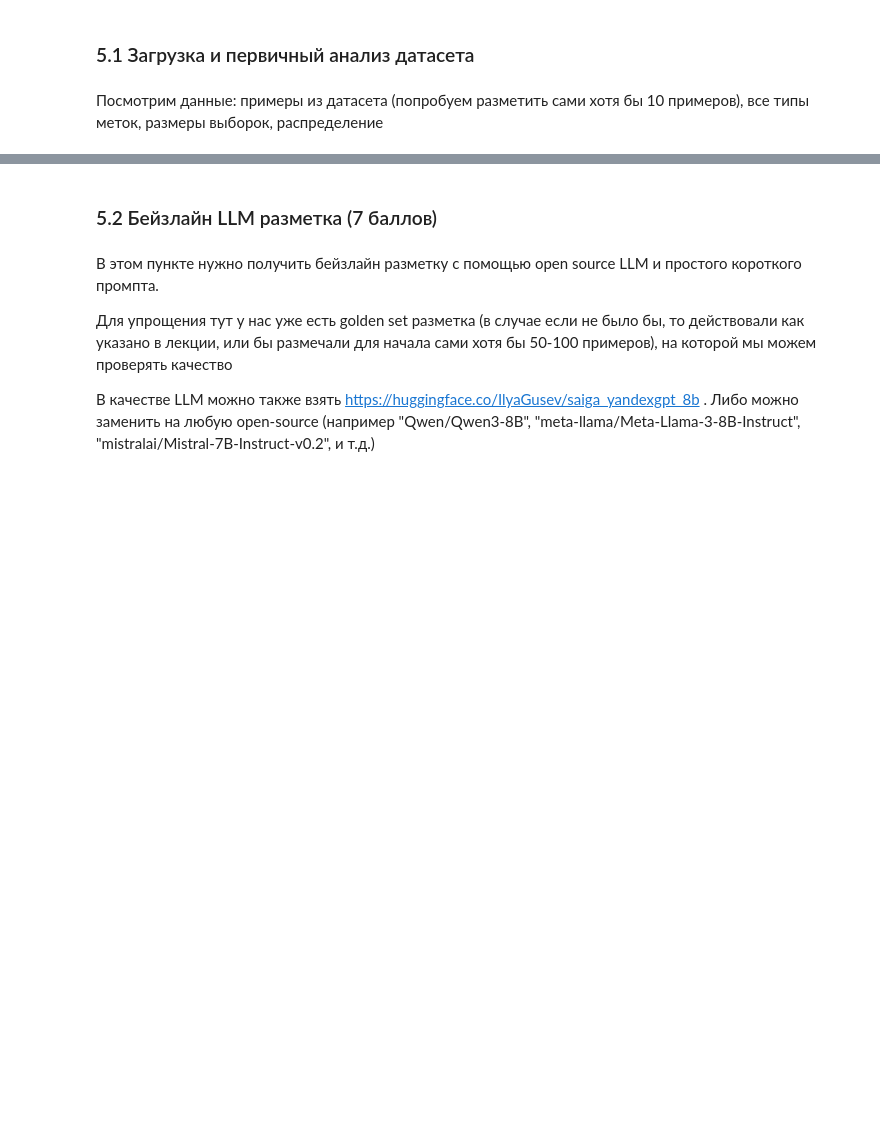
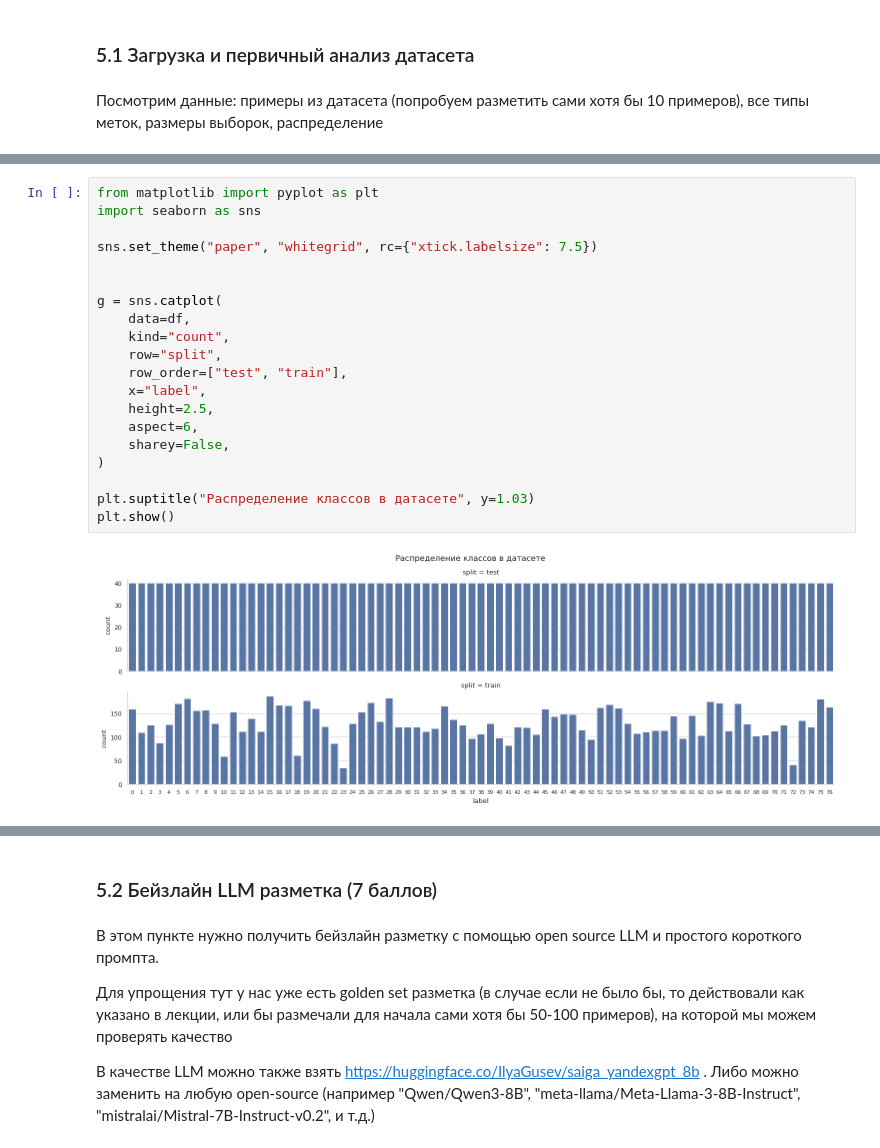
Before and after one commit to egor-kuzin/data-labeling, a Jupyter notebook: LLMpro_hw_4_Kuzin_Egor.ipynb, the cells around one changed output, grey strips where cells are left out. Cells and saved outputs as stored; diff of their text form; blank space fills up the shorter version.

```diff
--- a/LLMpro_hw_4_Kuzin_Egor.ipynb
+++ b/LLMpro_hw_4_Kuzin_Egor.ipynb
@@ -93,0 +195,22 @@ print("""
+# %%
+from matplotlib import pyplot as plt
+import seaborn as sns
+
+sns.set_theme("paper", "whitegrid", rc={"xtick.labelsize": 7.5})
+
+
+g = sns.catplot(
+    data=df,
+    kind="count",
+    row="split",
+    row_order=["test", "train"],
+    x="label",
+    height=2.5,
+    aspect=6,
+    sharey=False,
+)
+
+plt.suptitle("Распределение классов в датасете", y=1.03)
+plt.show()
+# %% [output]
+[figure, added]
```
Also changed, not shown: parts of 10 cells of this notebook, 1 other file.
